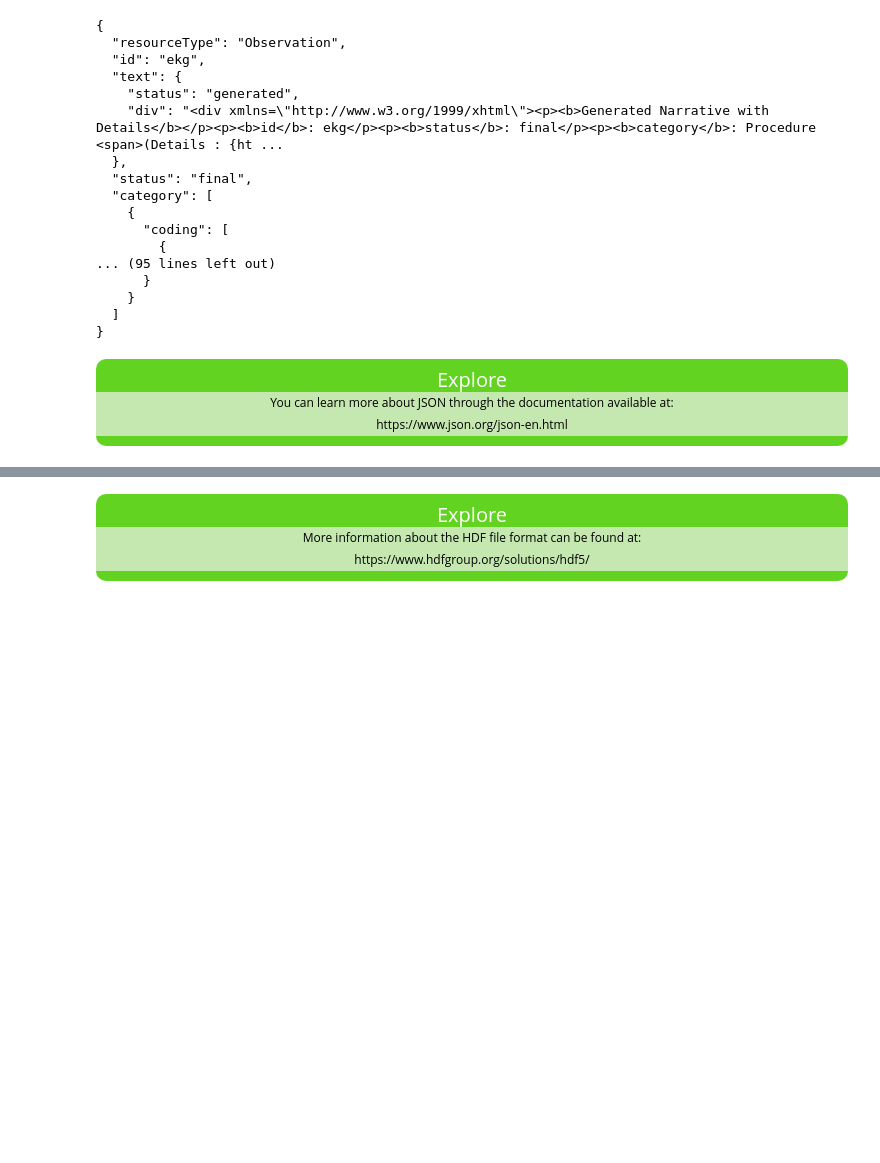
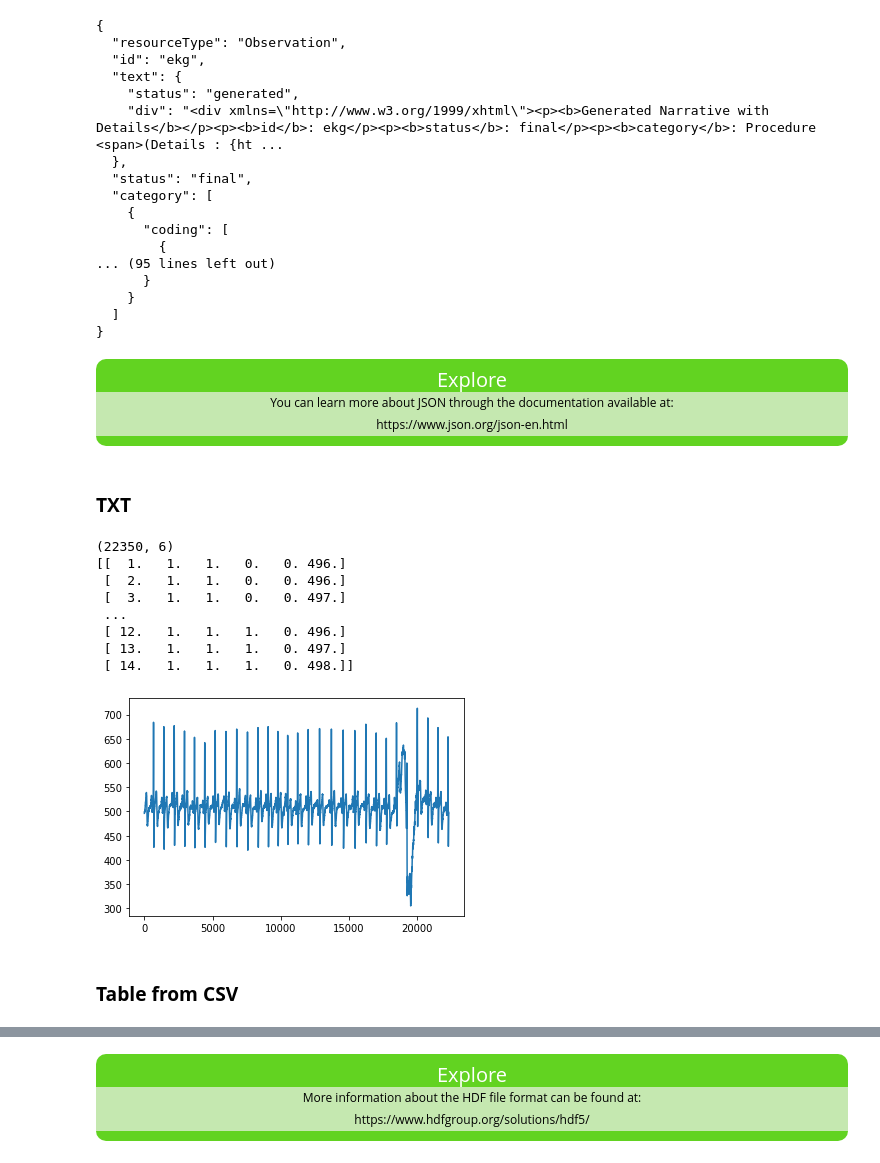
Before and after one commit to PIA-Group/ScientISST-notebooks, a Jupyter notebook: B.Graphical_User_Interface/B001 File Exploration.ipynb, the cells around one changed output, grey strips where cells are left out. Drawn from its saved outputs; the diff is of its cells as text; code cells hidden in the pictures; blank space fills up the shorter version.

```diff
--- a/B.Graphical_User_Interface/B001 File Exploration.ipynb
+++ b/B.Graphical_User_Interface/B001 File Exploration.ipynb
@@ -174,3 +174,29 @@ with open(r'..\X.Example_Files\observation-example-sample-data.json', 'r') as f:
     You can learn more about JSON through the documentation available at:
 <center><a> https://www.json.org/json-en.html  </a></center>
 </div>
+# %% [markdown]
+###  **TXT**
+# %%
+fname = '../X.Example_Files/SampleECG.txt'
+
+raw = pl.loadtxt(fname)
+print(raw.shape)
+print(raw)
+
+data = raw[:, 5]
+
+pl.figure()
+pl.plot(data)
+pl.show()
+# %% [output]
+(22350, 6)
+[[  1.   1.   1.   0.   0. 496.]
+ [  2.   1.   1.   0.   0. 496.]
+ [  3.   1.   1.   0.   0. 497.]
+ ...
+ [ 12.   1.   1.   1.   0. 496.]
+ [ 13.   1.   1.   1.   0. 497.]
+ [ 14.   1.   1.   1.   0. 498.]]
+[figure, added]
+# %% [markdown]
+###  **Table from CSV**
```
Also changed, not shown: parts of 6 cells of this notebook, 7 other files.
